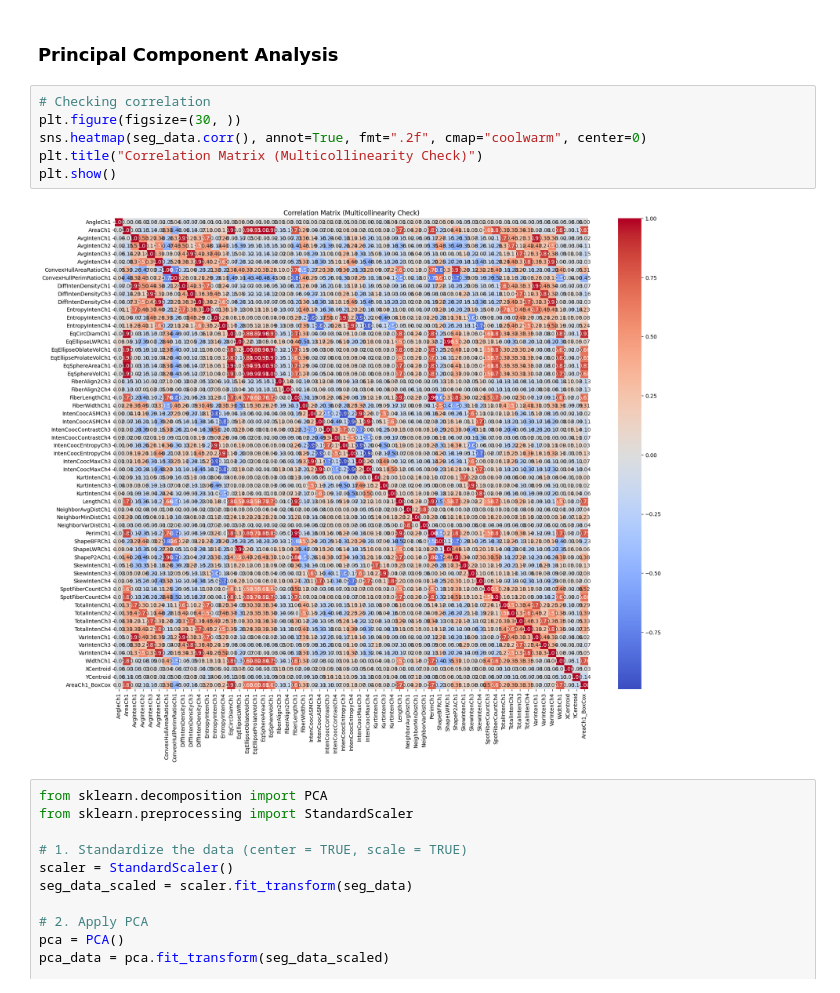
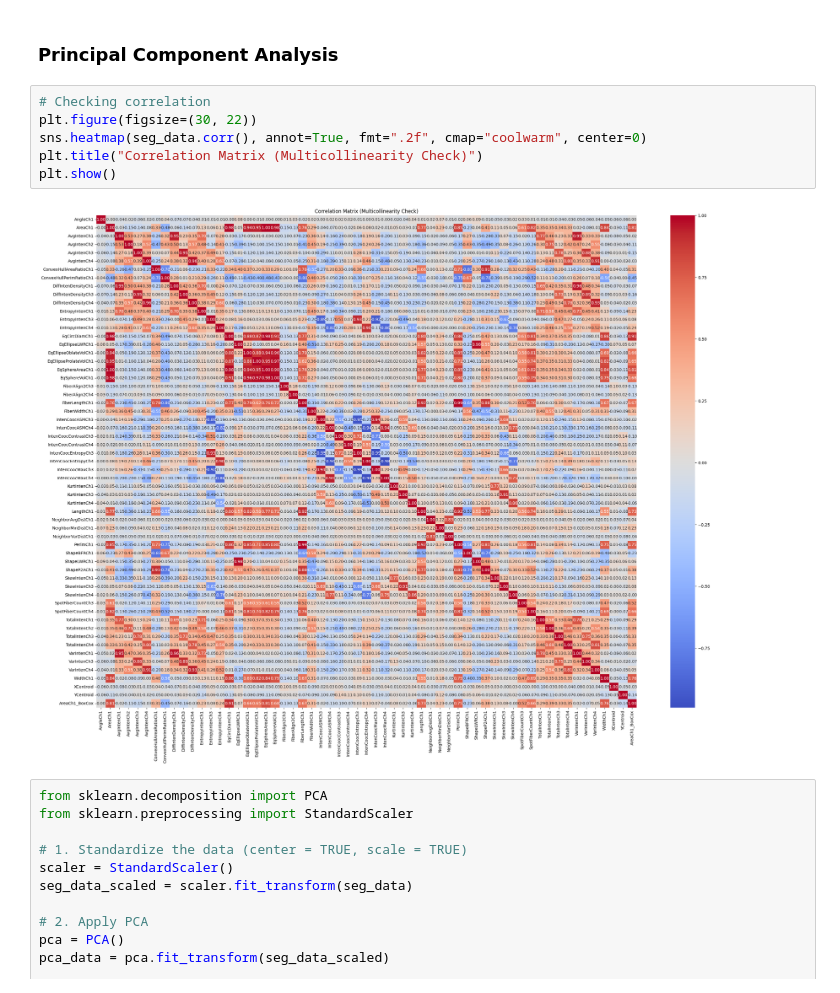
Before and after one commit to ZlataSparrow/Applied-Predictive-Modeling, a Jupyter notebook: notebook/APM notebook1.ipynb, the cells around one changed output. Drawn from its saved outputs; the diff is of its cells as text.

```diff
--- a/notebook/APM notebook1.ipynb
+++ b/notebook/APM notebook1.ipynb
@@ -203,12 +203,12 @@ Name: AreaCh1_BoxCox, dtype: float64
 ### Principal Component Analysis
 # %%
 # Checking correlation
-plt.figure(figsize=(30, ))
+plt.figure(figsize=(30, 22))
 sns.heatmap(seg_data.corr(), annot=True, fmt=".2f", cmap="coolwarm", center=0)
 plt.title("Correlation Matrix (Multicollinearity Check)")
 plt.show()
 # %% [output]
-[figure, old version]
+[figure, new version]
 # %%
 from sklearn.decomposition import PCA
 from sklearn.preprocessing import StandardScaler
```
